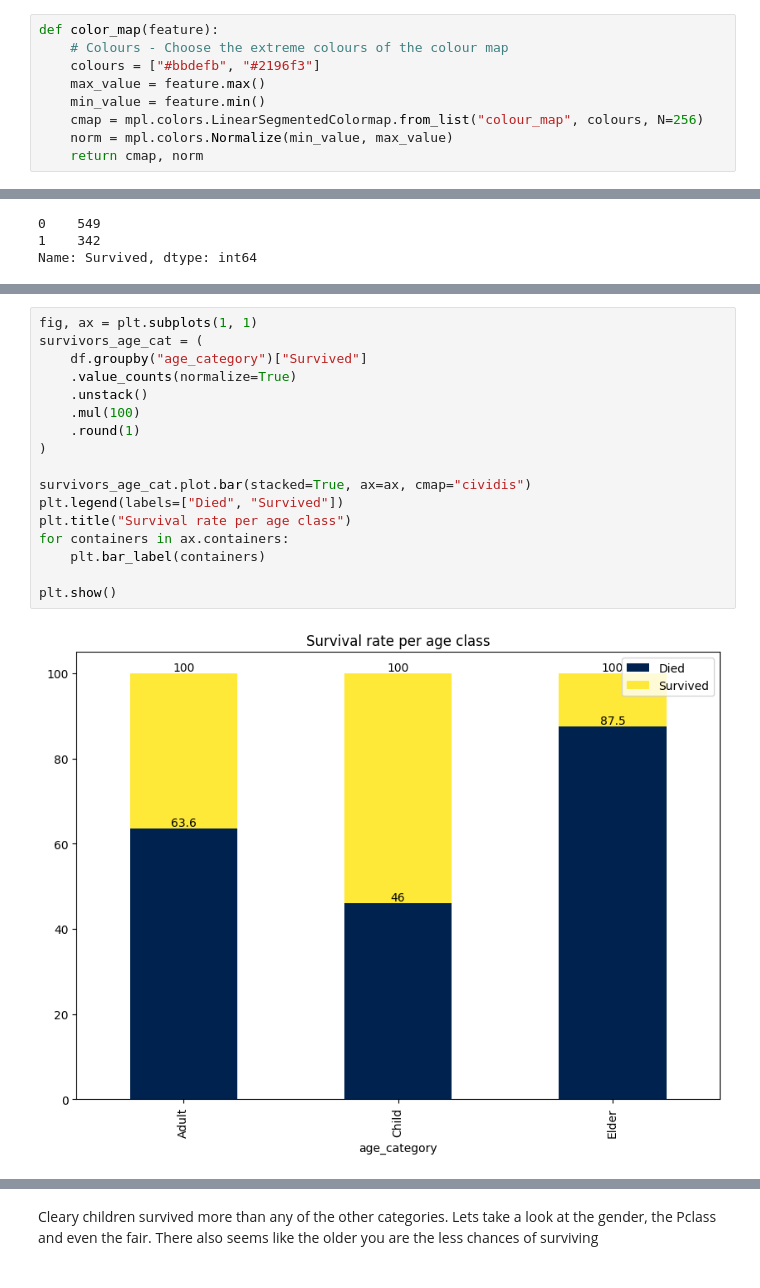
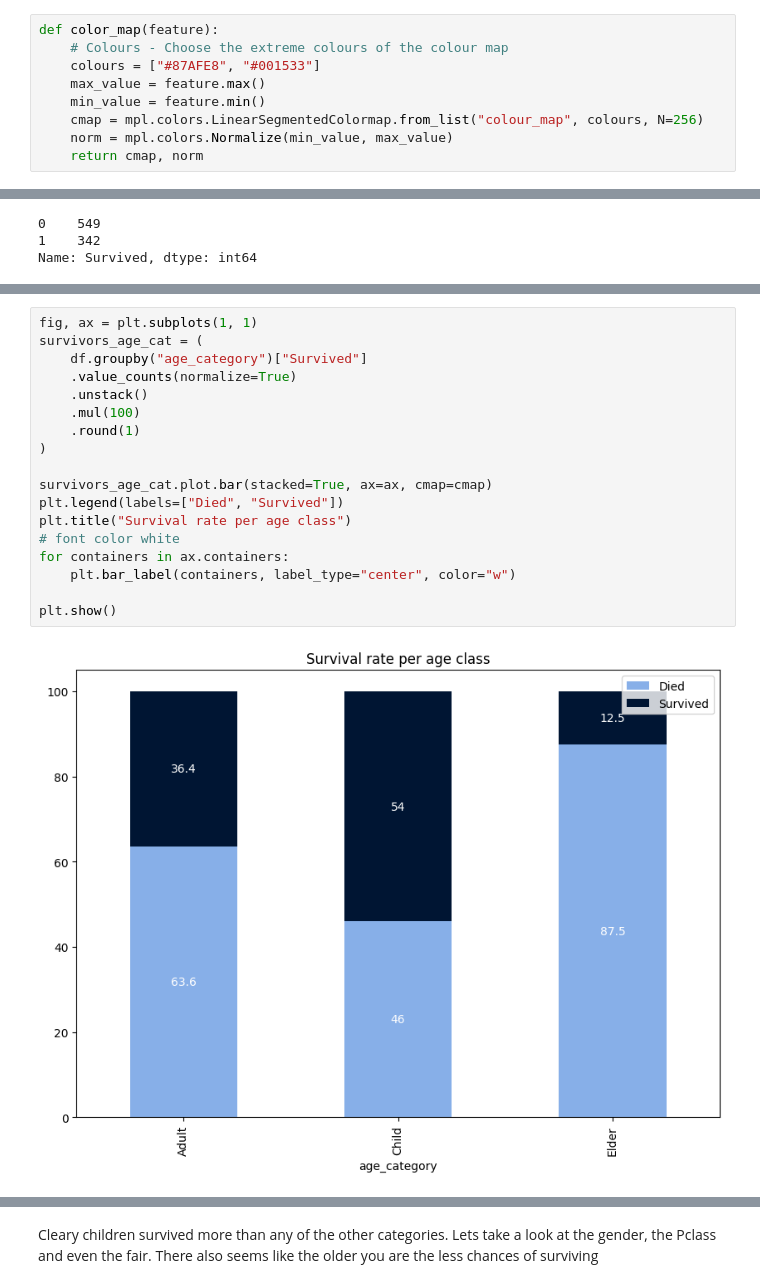
Before and after one commit to Jose-Sabater/titanicML_Kaggle, a Jupyter notebook: main.ipynb, the cells around one changed output, grey strips where cells are left out. Drawn from its saved outputs; the diff is of its cells as text.

```diff
--- a/main.ipynb
+++ b/main.ipynb
@@ -53,7 +56,7 @@ Lets create a suport function to enhance our visuals
 # %%
 def color_map(feature):
     # Colours - Choose the extreme colours of the colour map
-    colours = ["#bbdefb", "#2196f3"]
+    colours = ["#87AFE8", "#001533"]
     max_value = feature.max()
     min_value = feature.min()
     cmap = mpl.colors.LinearSegmentedColormap.from_list("colour_map", colours, N=256)
@@ -143,22 +151,23 @@ Text(0, 0.5, '')
 # %%
 fig, ax = plt.subplots(1, 1)
 survivors_age_cat = (
     df.groupby("age_category")["Survived"]
     .value_counts(normalize=True)
     .unstack()
     .mul(100)
     .round(1)
 )
 
-survivors_age_cat.plot.bar(stacked=True, ax=ax, cmap="cividis")
+survivors_age_cat.plot.bar(stacked=True, ax=ax, cmap=cmap)
 plt.legend(labels=["Died", "Survived"])
 plt.title("Survival rate per age class")
+# font color white
 for containers in ax.containers:
-    plt.bar_label(containers)
+    plt.bar_label(containers, label_type="center", color="w")
 
 plt.show()
 # %% [output]
-[figure, old version]
+[figure, new version]
 # %%
 survivors_age_range = (
     df.groupby("age_range", observed=True)["Survived"]
```
Also changed, not shown: parts of 23 cells of this notebook, 1 other file.
